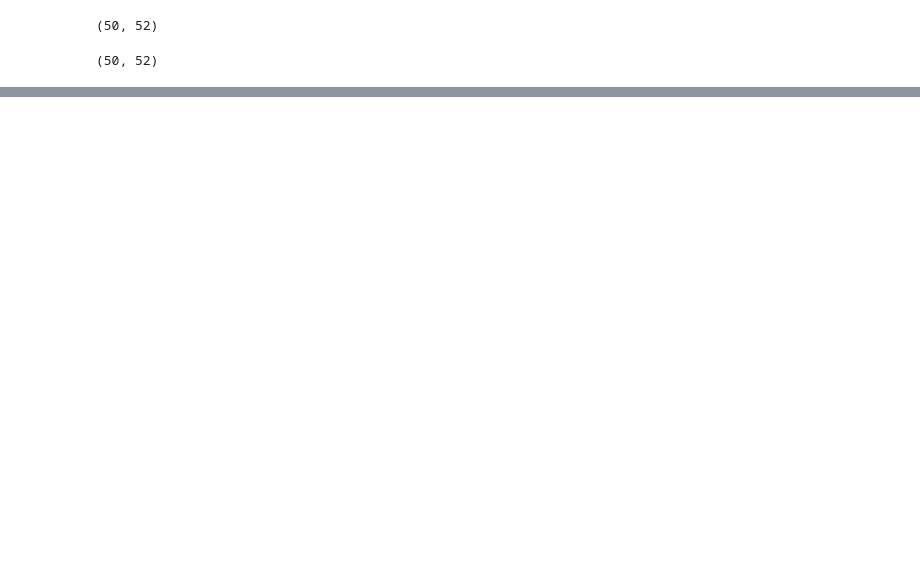
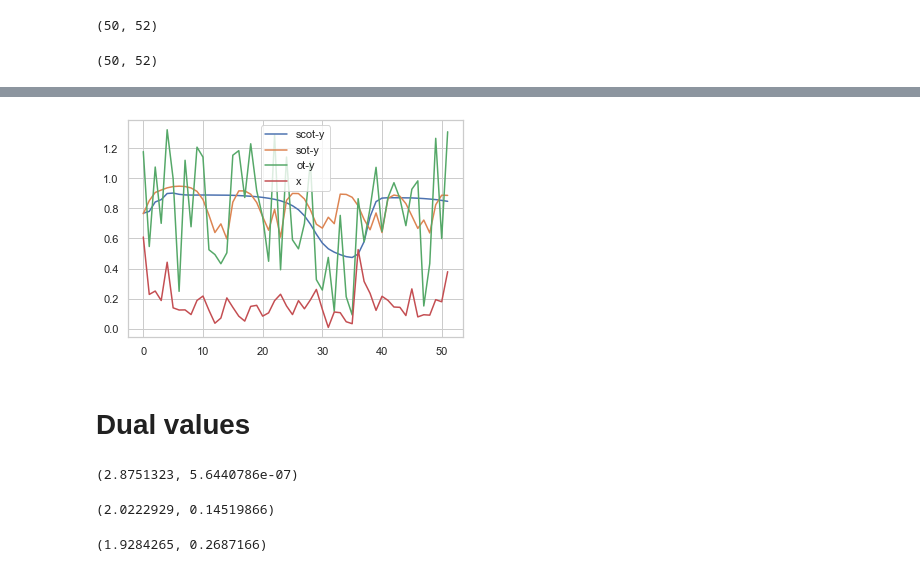
Before and after one commit to hanbingyan/SCOT, a Jupyter notebook: LSTM-Vol.ipynb, the cells around one changed output, grey strips where cells are left out. Drawn from its saved outputs; the diff is of its cells as text; code cells hidden in the pictures; blank space fills up the shorter version.

```diff
--- a/LSTM-Vol.ipynb
+++ b/LSTM-Vol.ipynb
@@ -58,10 +54,3 @@ with open('logs/vol_str_False_22.26/x_hist.pickle', 'rb') as fp:
 sot_x.shape
 # %% [output]
 (50, 52)
-# %%
-idx = 39
-plt.plot(scot_y[idx, :], label='scot-y')
-plt.plot(sot_y[idx, :], label='sot-y')
-plt.plot(scot_x[idx, :], label='x')
-plt.legend(loc='best')
-plt.show()
@@ -191,0 +57,18 @@ plt.hist(sot_c[:, -100:].mean(axis=0))
+# %%
+with open('logs/vol_ot_18.34/dual.pickle', 'rb') as fp:
+    ot_dual = pickle.load(fp)
+
+with open('logs/vol_ot_18.34/sam.pickle', 'rb') as fp:
+    ot_f = pickle.load(fp)
+
+with open('logs/vol_ot_18.34/lam.pickle', 'rb') as fp:
+    ot_lam = pickle.load(fp)
+
+with open('logs/vol_ot_18.34/cost.pickle', 'rb') as fp:
+    ot_c = pickle.load(fp)
+
+with open('logs/vol_ot_18.34/y_hist.pickle', 'rb') as fp:
+    ot_y = pickle.load(fp)
+
+with open('logs/vol_ot_18.34/x_hist.pickle', 'rb') as fp:
+    ot_x = pickle.load(fp)
@@ -191,0 +132,23 @@ plt.hist(sot_c[:, -100:].mean(axis=0))
+# %%
+plt.plot(scot_y[idx, :], label='scot-y')
+plt.plot(sot_y[idx, :], label='sot-y')
+plt.plot(ot_y[idx, :], label='ot-y')
+plt.plot(ot_x[idx, :], label='x')
+plt.legend(loc='best')
+plt.show()
+# %% [output]
+[figure, added]
+# %% [markdown]
+# Dual values
+# %%
+ot_dual[:, -200:].mean(), ot_dual[:, -200:].std()
+# %% [output]
+(2.8751323, 5.6440786e-07)
+# %%
+sot_dual[:, -200:].mean(), sot_dual[:, -200:].std()
+# %% [output]
+(2.0222929, 0.14519866)
+# %%
+scot_dual[:, -200:].mean(), scot_dual[:, -200:].std()
+# %% [output]
+(1.9284265, 0.2687166)
```
Also changed, not shown: parts of 38 cells of this notebook, 28 other files.
